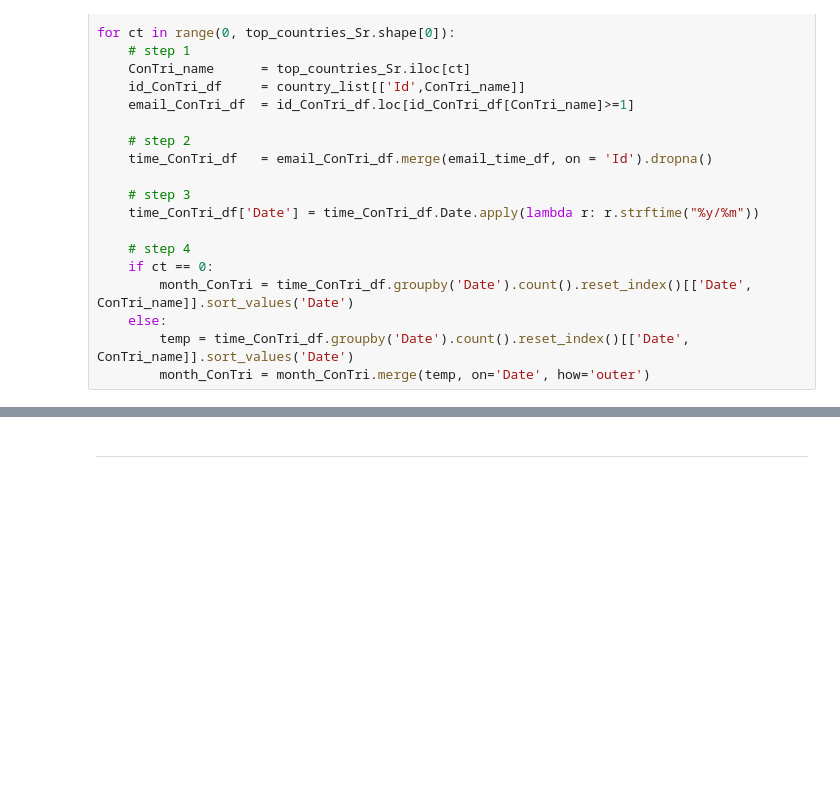
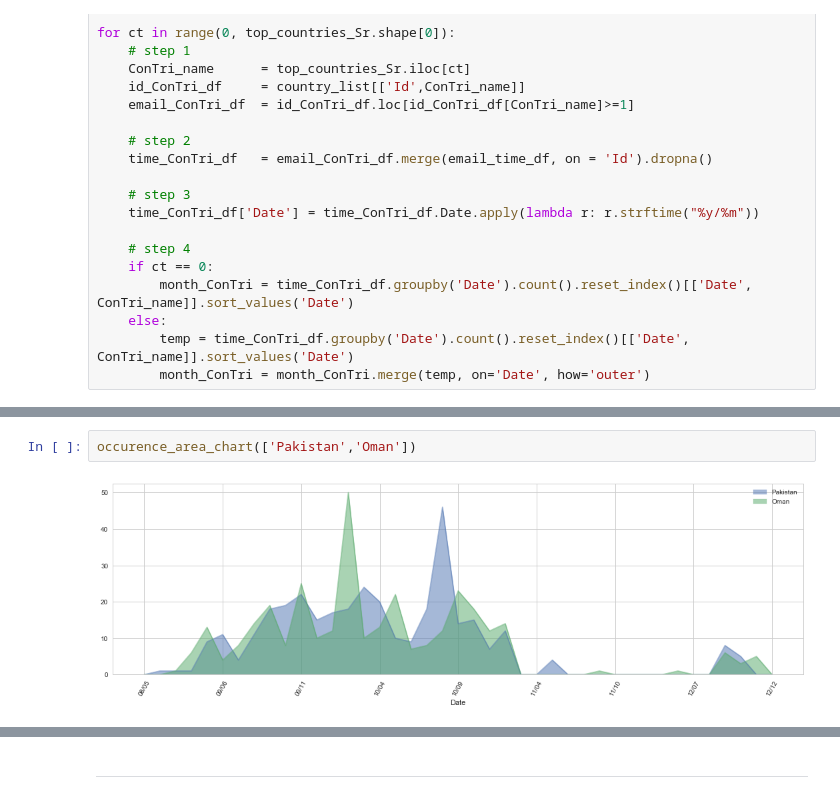
Before and after one commit to yusiZou/zalda, a Jupyter notebook: Secret-of-Clinton_version1.0.ipynb, the cells around one changed output, grey strips where cells are left out. Cells and saved outputs as stored; diff of their text form; blank space fills up the shorter version.

```diff
--- a/Secret-of-Clinton_version1.0.ipynb
+++ b/Secret-of-Clinton_version1.0.ipynb
@@ -748,0 +773,4 @@ country_data[['Date', 'Haiti', 'Libya']].plot.bar();
+# %%
+occurence_area_chart(['Pakistan','Oman'])
+# %% [output]
+[figure, added]
```
Also changed, not shown: parts of 42 cells of this notebook.
